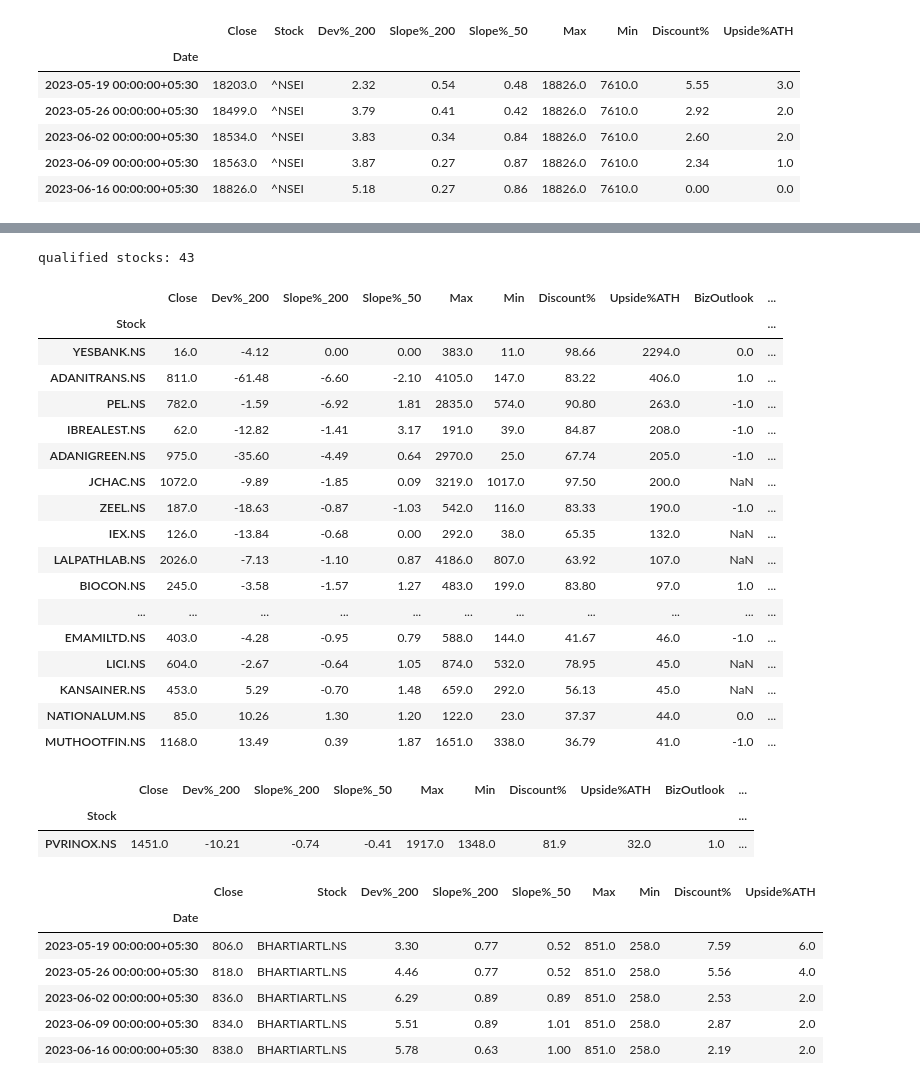
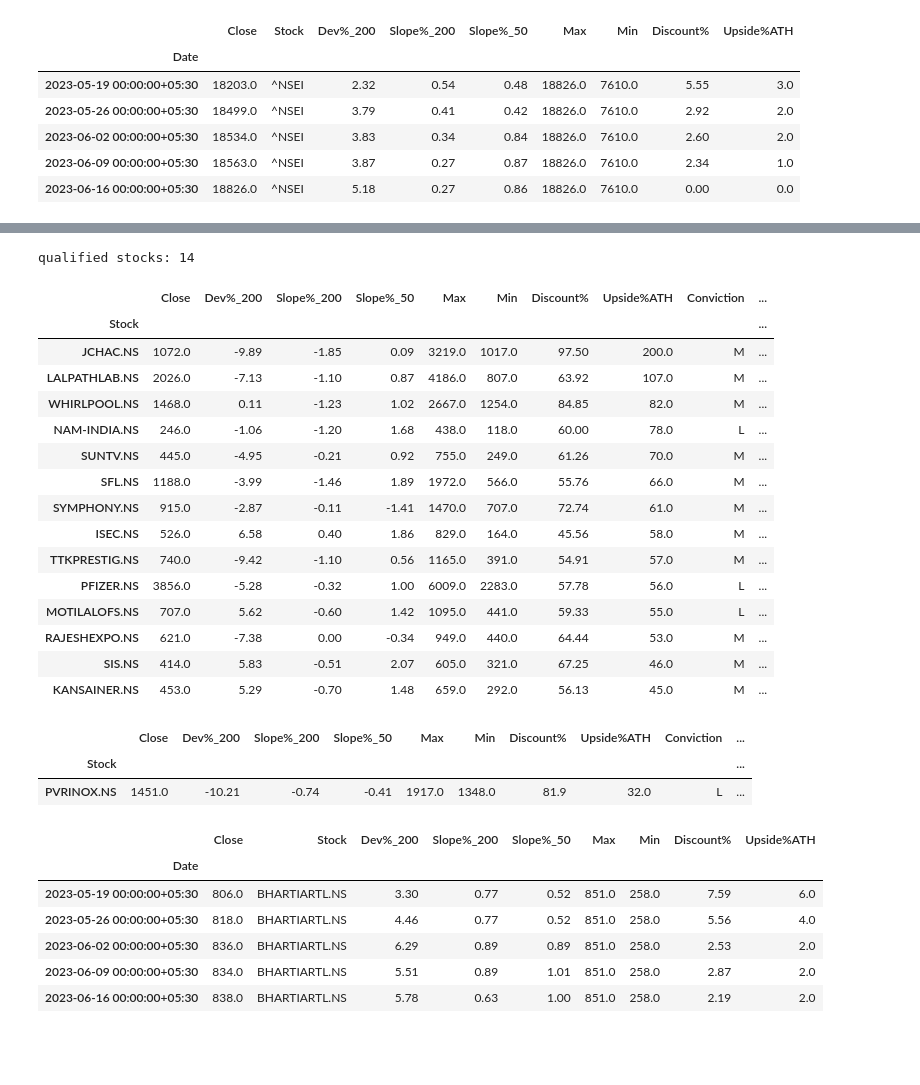
Before and after one commit to ankit-rathi/Data-Science-with-Python, a Jupyter notebook: Tradevesting/myProspects_Upside_Analysis_ATH.ipynb, the cells around one changed output, grey strips where cells are left out. Cells and saved outputs as stored; diff of their text form; code cells hidden in the pictures; blank space fills up the shorter version.

```diff
--- a/Tradevesting/myProspects_Upside_Analysis_ATH.ipynb
+++ b/Tradevesting/myProspects_Upside_Analysis_ATH.ipynb
@@ -255,8 +255,8 @@ for stock_id in stock_ids:
     tmp['Shares'] = mypf[(mypf['Symbol']+'.NS') == stock_id.upper()]['Shares'].values[0]
     tmp['Med_PE'] = mypf[(mypf['Symbol']+'.NS') == stock_id.upper()]['MedianPE'].values[0]
     tmp['Curr_PE'] = current_pe
-    tmp['BizOutlook'] = mypf[(mypf['Symbol']+'.NS') == stock_id.upper()]['BizOutlook'].values[0]
-    tmp['BizDurability'] = mypf[(mypf['Symbol']+'.NS') == stock_id.upper()]['BizDurability'].values[0]
+    #tmp['BizOutlook'] = mypf[(mypf['Symbol']+'.NS') == stock_id.upper()]['BizOutlook'].values[0]
+    #tmp['BizDurability'] = mypf[(mypf['Symbol']+'.NS') == stock_id.upper()]['BizDurability'].values[0]
     tmp['Conviction'] = mypf[(mypf['Symbol']+'.NS') == stock_id.upper()]['Conviction'].values[0]
     tmp['LatestQtr'] = mypf[(mypf['Symbol']+'.NS') == stock_id.upper()]['LatestQtr'].values[0]
     tmp['StarStock'] = mypf[(mypf['Symbol']+'.NS') == stock_id.upper()]['StarStock'].values[0]
@@ -599,38 +637,37 @@ qualified stocks: 1
 # %%
 # cross-check the features
 tmp_df = df_prec_dev[~df_prec_dev.index.isin(mypf[mypf['InPortfolio'] == 1].Stock.values)]
-tmp_df = tmp_df[(tmp_df['BizOutlook'] != 1) | (tmp_df['BizDurability'] != 1)]
+#tmp_df = tmp_df[(tmp_df['BizOutlook'] != 1) | (tmp_df['BizDurability'] != 1)]
+tmp_df = tmp_df[(tmp_df['Criteria'] == 'V40') | (tmp_df['Criteria'] == 'V40N')]
 tmp_df = tmp_df[tmp_df['Upside%ATH'] > 40]
 print('qualified stocks: '+str(tmp_df.shape[0]))
 tmp_df.sort_values(by = 'Upside%ATH', ascending=False)
 # %% [output]
-qualified stocks: 43
+qualified stocks: 14
-|  | Close | Dev%_200 | Slope%_200 | Slope%_50 | Max | Min | Discount% | Upside%ATH | BizOutlook | ... |
+|  | Close | Dev%_200 | Slope%_200 | Slope%_50 | Max | Min | Discount% | Upside%ATH | Conviction | ... |
 | Stock |  |  |  |  |  |  |  |  |  | ... |
-| YESBANK.NS | 16.0 | -4.12 | 0.00 | 0.00 | 383.0 | 11.0 | 98.66 | 2294.0 | 0.0 | ... |
-| ADANITRANS.NS | 811.0 | -61.48 | -6.60 | -2.10 | 4105.0 | 147.0 | 83.22 | 406.0 | 1.0 | ... |
-| PEL.NS | 782.0 | -1.59 | -6.92 | 1.81 | 2835.0 | 574.0 | 90.80 | 263.0 | -1.0 | ... |
-| IBREALEST.NS | 62.0 | -12.82 | -1.41 | 3.17 | 191.0 | 39.0 | 84.87 | 208.0 | -1.0 | ... |
-| ADANIGREEN.NS | 975.0 | -35.60 | -4.49 | 0.64 | 2970.0 | 25.0 | 67.74 | 205.0 | -1.0 | ... |
-| JCHAC.NS | 1072.0 | -9.89 | -1.85 | 0.09 | 3219.0 | 1017.0 | 97.50 | 200.0 | NaN | ... |
-| ZEEL.NS | 187.0 | -18.63 | -0.87 | -1.03 | 542.0 | 116.0 | 83.33 | 190.0 | -1.0 | ... |
-| IEX.NS | 126.0 | -13.84 | -0.68 | 0.00 | 292.0 | 38.0 | 65.35 | 132.0 | NaN | ... |
-| LALPATHLAB.NS | 2026.0 | -7.13 | -1.10 | 0.87 | 4186.0 | 807.0 | 63.92 | 107.0 | NaN | ... |
-| BIOCON.NS | 245.0 | -3.58 | -1.57 | 1.27 | 483.0 | 199.0 | 83.80 | 97.0 | 1.0 | ... |
-| ... | ... | ... | ... | ... | ... | ... | ... | ... | ... | ... |
-| EMAMILTD.NS | 403.0 | -4.28 | -0.95 | 0.79 | 588.0 | 144.0 | 41.67 | 46.0 | -1.0 | ... |
-| LICI.NS | 604.0 | -2.67 | -0.64 | 1.05 | 874.0 | 532.0 | 78.95 | 45.0 | NaN | ... |
-| KANSAINER.NS | 453.0 | 5.29 | -0.70 | 1.48 | 659.0 | 292.0 | 56.13 | 45.0 | NaN | ... |
-| NATIONALUM.NS | 85.0 | 10.26 | 1.30 | 1.20 | 122.0 | 23.0 | 37.37 | 44.0 | 0.0 | ... |
-| MUTHOOTFIN.NS | 1168.0 | 13.49 | 0.39 | 1.87 | 1651.0 | 338.0 | 36.79 | 41.0 | -1.0 | ... |
+| JCHAC.NS | 1072.0 | -9.89 | -1.85 | 0.09 | 3219.0 | 1017.0 | 97.50 | 200.0 | M | ... |
+| LALPATHLAB.NS | 2026.0 | -7.13 | -1.10 | 0.87 | 4186.0 | 807.0 | 63.92 | 107.0 | M | ... |
+| WHIRLPOOL.NS | 1468.0 | 0.11 | -1.23 | 1.02 | 2667.0 | 1254.0 | 84.85 | 82.0 | M | ... |
+| NAM-INDIA.NS | 246.0 | -1.06 | -1.20 | 1.68 | 438.0 | 118.0 | 60.00 | 78.0 | L | ... |
+| SUNTV.NS | 445.0 | -4.95 | -0.21 | 0.92 | 755.0 | 249.0 | 61.26 | 70.0 | M | ... |
+| SFL.NS | 1188.0 | -3.99 | -1.46 | 1.89 | 1972.0 | 566.0 | 55.76 | 66.0 | M | ... |
+| SYMPHONY.NS | 915.0 | -2.87 | -0.11 | -1.41 | 1470.0 | 707.0 | 72.74 | 61.0 | M | ... |
+| ISEC.NS | 526.0 | 6.58 | 0.40 | 1.86 | 829.0 | 164.0 | 45.56 | 58.0 | M | ... |
+| TTKPRESTIG.NS | 740.0 | -9.42 | -1.10 | 0.56 | 1165.0 | 391.0 | 54.91 | 57.0 | M | ... |
+| PFIZER.NS | 3856.0 | -5.28 | -0.32 | 1.00 | 6009.0 | 2283.0 | 57.78 | 56.0 | L | ... |
+| MOTILALOFS.NS | 707.0 | 5.62 | -0.60 | 1.42 | 1095.0 | 441.0 | 59.33 | 55.0 | L | ... |
+| RAJESHEXPO.NS | 621.0 | -7.38 | 0.00 | -0.34 | 949.0 | 440.0 | 64.44 | 53.0 | M | ... |
+| SIS.NS | 414.0 | 5.83 | -0.51 | 2.07 | 605.0 | 321.0 | 67.25 | 46.0 | M | ... |
+| KANSAINER.NS | 453.0 | 5.29 | -0.70 | 1.48 | 659.0 | 292.0 | 56.13 | 45.0 | M | ... |
 # %%
 # analyse individual stock
 stock_id = 'PVRINOX.NS'
 df_prec_dev[df_prec_dev.index == stock_id]
 # %% [output]
-|  | Close | Dev%_200 | Slope%_200 | Slope%_50 | Max | Min | Discount% | Upside%ATH | BizOutlook | ... |
+|  | Close | Dev%_200 | Slope%_200 | Slope%_50 | Max | Min | Discount% | Upside%ATH | Conviction | ... |
 | Stock |  |  |  |  |  |  |  |  |  | ... |
-| PVRINOX.NS | 1451.0 | -10.21 | -0.74 | -0.41 | 1917.0 | 1348.0 | 81.9 | 32.0 | 1.0 | ... |
+| PVRINOX.NS | 1451.0 | -10.21 | -0.74 | -0.41 | 1917.0 | 1348.0 | 81.9 | 32.0 | L | ... |
 # %%
 # save the output
 df_prec_dev = df_prec_dev.reset_index()
```
Also changed, not shown: parts of 19 cells of this notebook.
